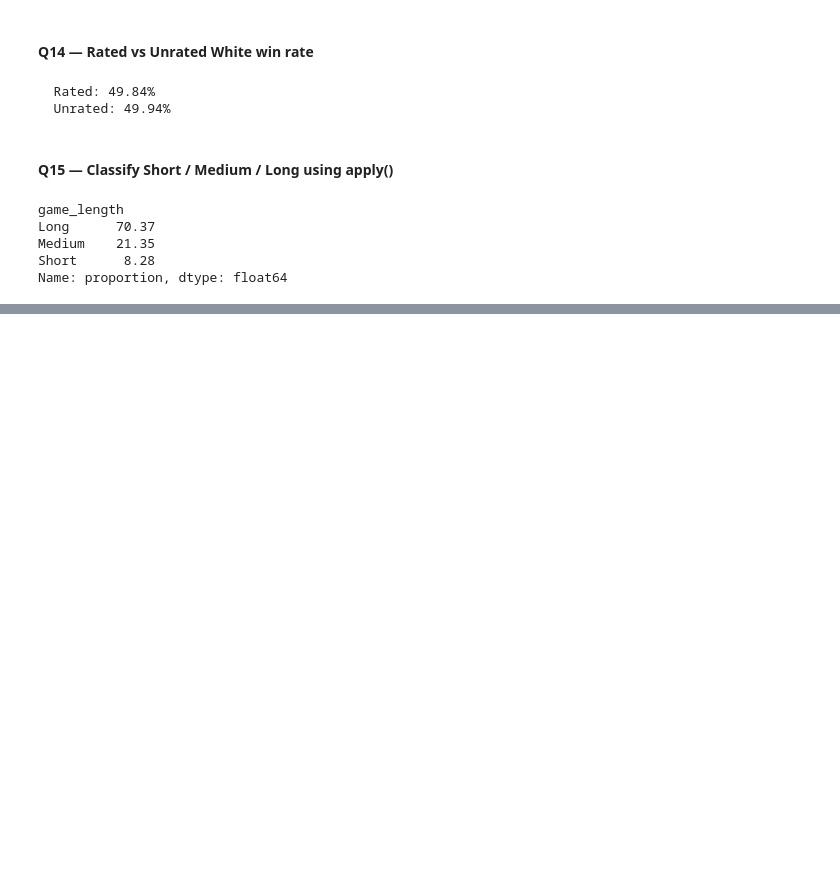
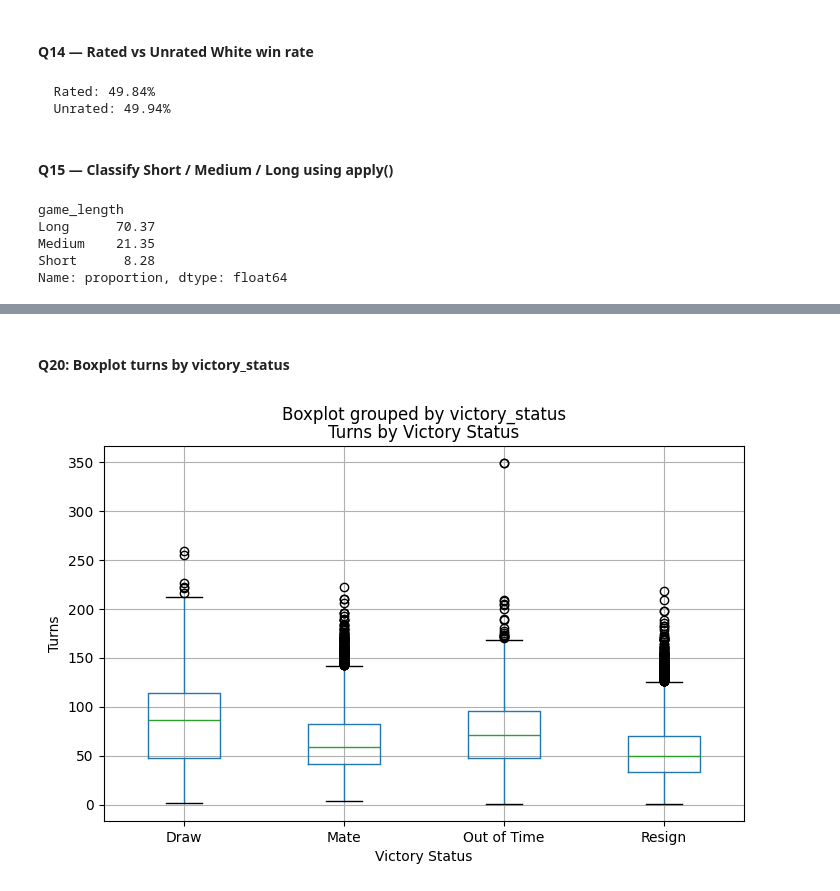
Before and after one commit to dina-masry/Chess_game, a Jupyter notebook: notebooks/01_explore.ipynb, the cells around one changed output, grey strips where cells are left out. Drawn from its saved outputs; the diff is of its cells as text; code cells hidden in the pictures; blank space fills up the shorter version.

```diff
--- a/notebooks/01_explore.ipynb
+++ b/notebooks/01_explore.ipynb
@@ -227,0 +401,16 @@ Name: proportion, dtype: float64
+# %% [markdown]
+#### Q20: Boxplot turns by victory_status
+# %%
+ax = games_df.boxplot(
+    column='turns',
+    by='victory_status',
+    figsize=(8, 5)
+)
+
+ax.set_title('Turns by Victory Status')
+ax.set_xlabel('Victory Status')
+ax.set_ylabel('Turns')
+
+ax.figure.savefig('../output/turns_by_victory_status.png')
+# %% [output]
+[figure, added]
```
Also changed, not shown: parts of 23 cells of this notebook, 3 other files.
